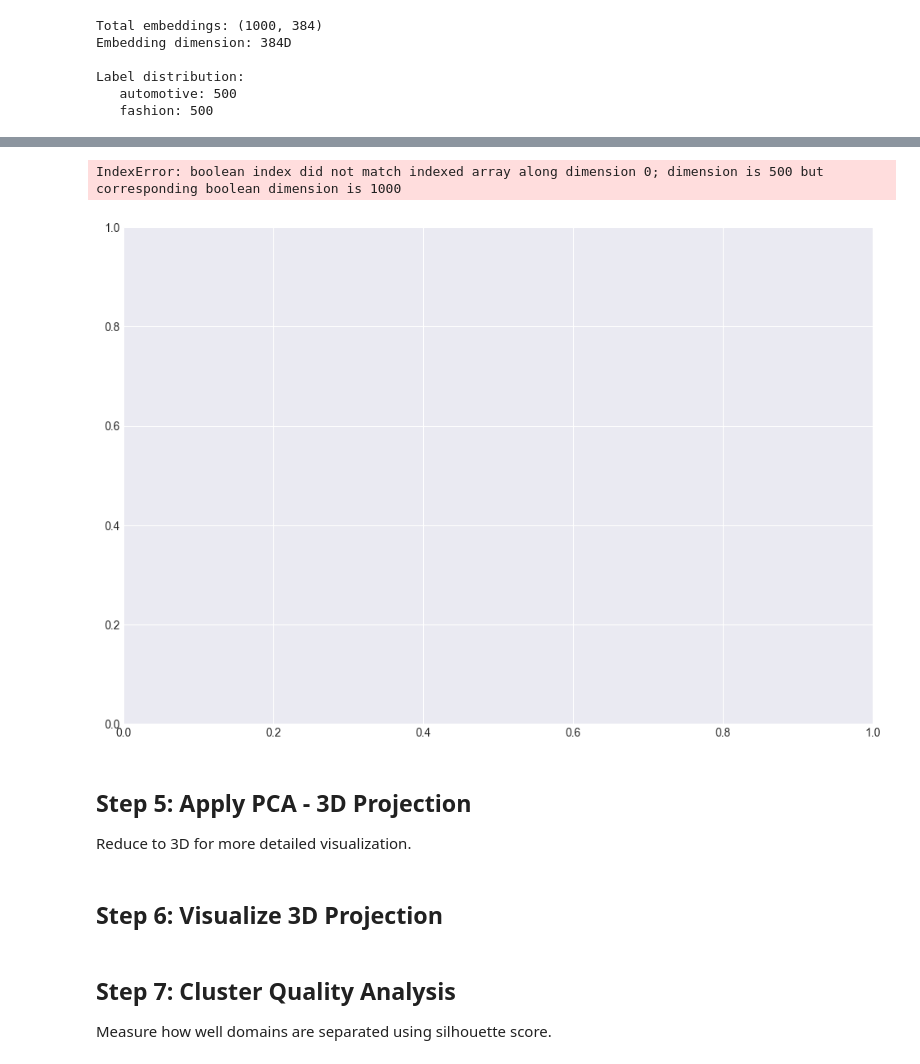
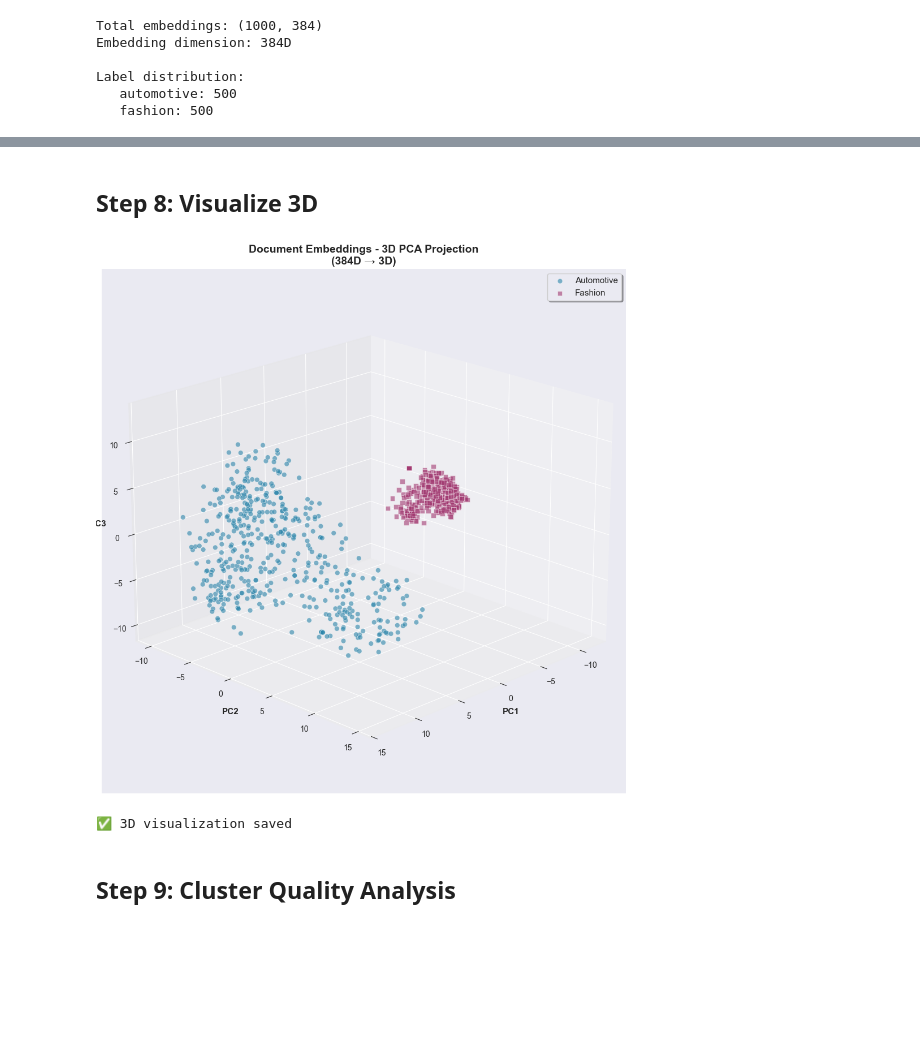
Before and after one commit to miraccanince/FlexiRAG, a Jupyter notebook: notebooks/07_pca_visualization.ipynb, the cells around one changed output, grey strips where cells are left out. Drawn from its saved outputs; the diff is of its cells as text; code cells hidden in the pictures; blank space fills up the shorter version.

```diff
--- a/notebooks/07_pca_visualization.ipynb
+++ b/notebooks/07_pca_visualization.ipynb
@@ -194,50 +204,42 @@ print("\\n✅ 3D visualization saved to: visualizations/pca_3d.png")
+# %% [markdown]
+## Step 8: Visualize 3D
 # %%
-# Create figure
-fig, ax = plt.subplots(figsize=(12, 8))
+# Create 3D figure
+fig = plt.figure(figsize=(14, 10))
+ax = fig.add_subplot(111, projection='3d')
 
-# Plot each domain with different colors
-colors = {'automotive': '#2E86AB', 'fashion': '#A23B72'}
-markers = {'automotive': 'o', 'fashion': 's'}
-
+# Plot each domain
 for domain in ['automotive', 'fashion']:
-    # Get indices for this domain
     mask = np.array([l == domain for l in labels])
 
-    # Plot
     ax.scatter(
-        embeddings_2d[mask, 0],
-        embeddings_2d[mask, 1],
+        embeddings_3d[mask, 0],
+        embeddings_3d[mask, 1],
+        embeddings_3d[mask, 2],
         c=colors[domain],
         marker=markers[domain],
         label=domain.capitalize(),
         alpha=0.6,
-        s=50,
+        s=40,
         edgecolors='white',
         linewidth=0.5
     )
 
 # Formatting
-ax.set_xlabel('First Principal Component (PC1)', fontsize=12, fontweight='bold')
-ax.set_ylabel('Second Principal Component (PC2)', fontsize=12, fontweight='bold')
-ax.set_title('Document Embeddings - 2D PCA Projection\n(384D → 2D)', fontsize=14, fontweight='bold')
+ax.set_xlabel('PC1', fontsize=11, fontweight='bold')
+ax.set_ylabel('PC2', fontsize=11, fontweight='bold')
+ax.set_zlabel('PC3', fontsize=11, fontweight='bold')
+ax.set_title('Document Embeddings - 3D PCA Projection\n(384D → 3D)', fontsize=14, fontweight='bold')
 ax.legend(loc='best', fontsize=11, frameon=True, shadow=True)
-ax.grid(True, alpha=0.3)
 
-# Add variance info
-variance_text = f"Explained Variance: {sum(pca_2d.explained_variance_ratio_)*100:.1f}%"
-ax.text(0.02, 0.98, variance_text, transform=ax.transAxes,
-        fontsize=10, verticalalignment='top',
-        bbox=dict(boxstyle='round', facecolor='wheat', alpha=0.5))
+# Rotate for better view
+ax.view_init(elev=20, azim=45)
 
 plt.tight_layout()
-plt.savefig('../visualizations/pca_2d.png', dpi=300, bbox_inches='tight')
+plt.savefig('../visualizations/pca_3d.png', dpi=300, bbox_inches='tight')
 plt.show()
 
-print("\n✅ 2D visualization saved to: visualizations/pca_2d.png")
+print("✅ 3D visualization saved")
 # %% [output]
+[figure, new version]
-IndexError: boolean index did not match indexed array along dimension 0; dimension is 500 but corresponding boolean dimension is 1000
+✅ 3D visualization saved
-[figure, old version]
-# %% [markdown]
-## Step 5: Apply PCA - 3D Projection
-
-Reduce to 3D for more detailed visualization.
@@ -257,2 +245,0 @@ print(f"   Total: {sum(pca_3d.explained_variance_ratio_):.4f} ({sum(pca_3d.expla
-# %% [markdown]
-## Step 6: Visualize 3D Projection
@@ -298,5 +246,3 @@ print("\n✅ 3D visualization saved to: visualizations/pca_3d.png")
 # %% [markdown]
-## Step 7: Cluster Quality Analysis
-
-Measure how well domains are separated using silhouette score.
+## Step 9: Cluster Quality Analysis
 # %%
```
Also changed, not shown: parts of 22 cells of this notebook, 9 other files.
